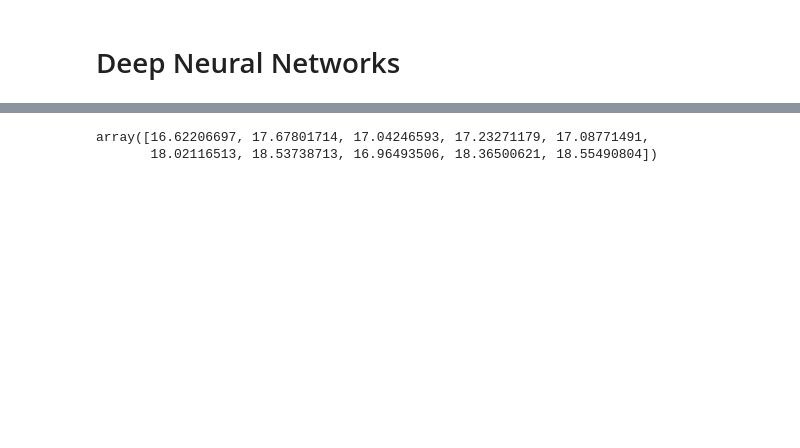
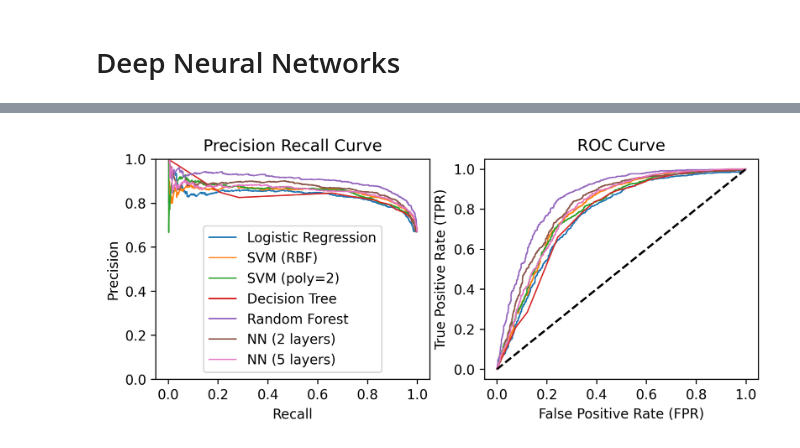
Before and after one commit to ijyrem/Identification-of-Leukemic-Cells-Using-Machine-Learning-Classification-Algorithms, a Jupyter notebook: project.ipynb, the cells around one changed output, grey strips where cells are left out. Drawn from its saved outputs; the diff is of its cells as text; code cells hidden in the pictures; blank space fills up the shorter version.

```diff
--- a/project.ipynb
+++ b/project.ipynb
@@ -757,5 +767,33 @@ j = 'fit_time'
-# %%
-globals()[i][j]
-# %% [output]
-array([16.62206697, 17.67801714, 17.04246593, 17.23271179, 17.08771491,
-       18.02116513, 18.53738713, 16.96493506, 18.36500621, 18.55490804])
+# %%
+import matplotlib.pyplot as plt
+
+plt.figure(figsize=(8,3), dpi=300)
+plt.subplot(1,2,1)
+plt.plot(recall_log, precision_log, linewidth=1, label='Logistic Regression')
+plt.plot(recall_rbf, precision_rbf, linewidth=1, label='SVM (RBF)')
+plt.plot(recall_poly, precision_poly, linewidth=1, label='SVM (poly=2)')
+plt.plot(recall_tree, precision_tree, linewidth=1, label='Decision Tree')
+plt.plot(recall_forest, precision_forest, linewidth=1, label='Random Forest')
+plt.plot(recall_nn, precision_nn, linewidth=1, label='NN (2 layers)')
+plt.plot(recall_dnn, precision_dnn, linewidth=1, label='NN (5 layers)')
+plt.xlabel('Recall')
+plt.ylabel('Precision')
+plt.ylim(0,1)
+plt.title('Precision Recall Curve')
+plt.legend()
+plt.subplot(1,2,2)
+plt.plot(fpr_log, tpr_log, linewidth=1, label='Logistic Regression')
+plt.plot(fpr_rbf, tpr_rbf, linewidth=1, label='SVM (RBF)')
+plt.plot(fpr_poly, tpr_poly, linewidth=1, label='SVM (poly=2)')
+plt.plot(fpr_tree, tpr_tree, linewidth=1, label='Decision Tree')
+plt.plot(fpr_forest, tpr_forest, linewidth=1, label='Random Forest')
+plt.plot(fpr_nn, tpr_nn, linewidth=1, label='NN (2 layers)')
+plt.plot(fpr_dnn, tpr_dnn, linewidth=1, label='NN (5 layers)')
+plt.plot([(0,0),(1,1)], 'k--')
+plt.xlabel('False Positive Rate (FPR)')
+plt.ylabel('True Positive Rate (TPR)')
+plt.title('ROC Curve')
+
+plt.show()
+# %% [output]
+[figure, added]
```
Also changed, not shown: parts of 30 cells of this notebook.
